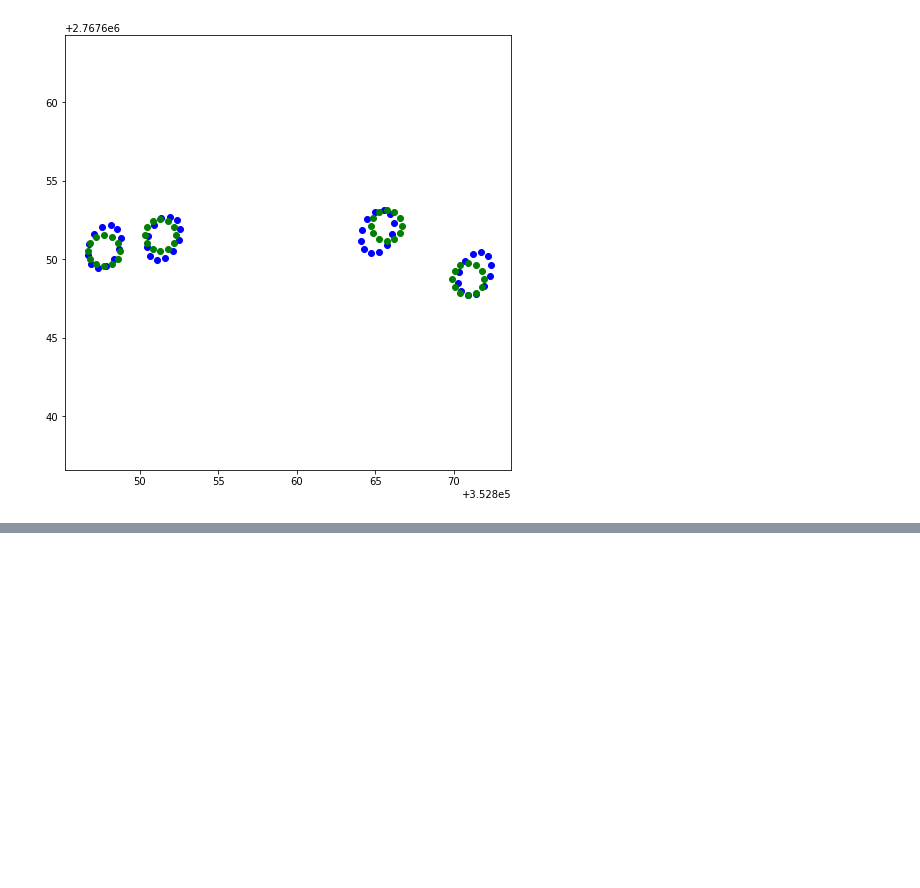
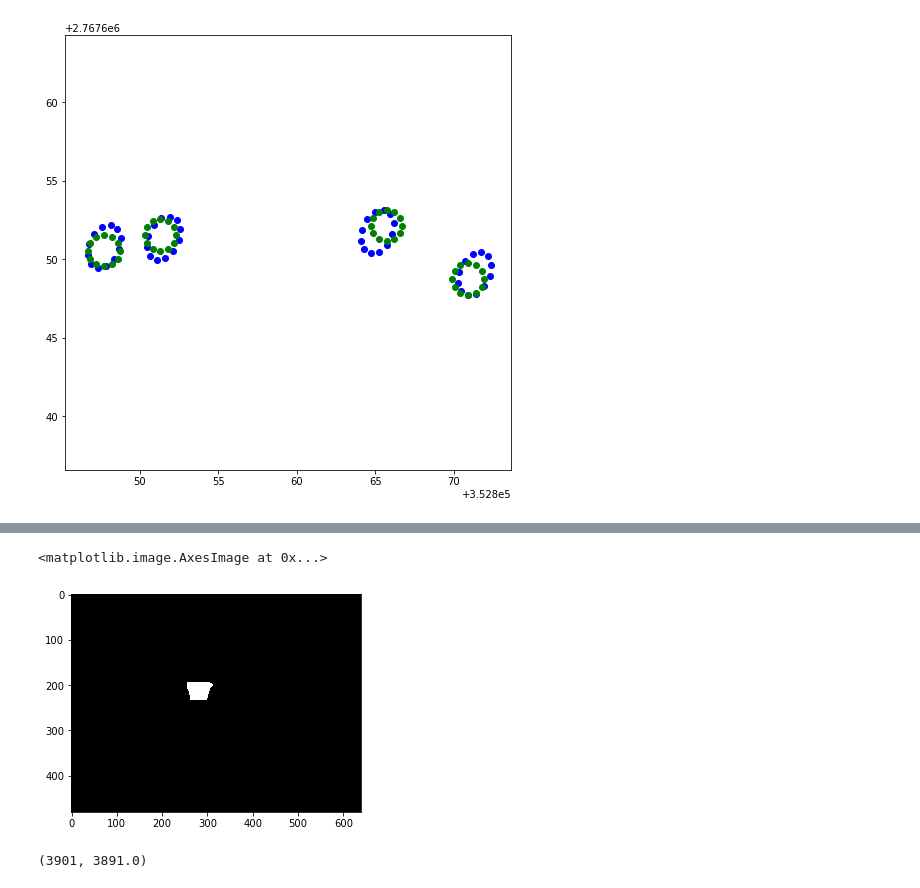
Before and after one commit to Chen-Yu-Qiang/mapping_explorer, a Jupyter notebook: jupyterNotebook/image_util.ipynb, the cells around one changed output, grey strips where cells are left out. Cells and saved outputs as stored; diff of their text form; code cells hidden in the pictures; blank space fills up the shorter version.

```diff
--- a/jupyterNotebook/image_util.ipynb
+++ b/jupyterNotebook/image_util.ipynb
@@ -353,0 +438,21 @@ plt.imshow(align_depth_to_color)
+# %%
+npHeight = npHeight.astype('float32')
+ret, npDepth_binary1 = cv2.threshold(npHeight, 900, 255, cv2.THRESH_BINARY_INV)
+ret, npDepth_binary2 = cv2.threshold(npHeight, 500, 255, cv2.THRESH_BINARY)
+
+
+npMask_binary = cv2.bitwise_and(npDepth_binary1, npDepth_binary2)
+npMask_binary = npMask_binary.astype('uint8')
+npMask_binary = cv2.bitwise_and(npMask_binary, npDepth_binary)
+plt.imshow(cv2.cvtColor(npMask_binary, cv2.COLOR_BGR2RGB))
+# %% [output]
+<matplotlib.image.AxesImage at 0x...>
+[figure, added]
+# %%
+staDistance = npDepth[npMask_binary.astype('bool')]
+meanGrass = sta.mean(staDistance)
+medianGrass = sta.median(staDistance)
+
+meanGrass, medianGrass
+# %% [output]
+(3901, 3891.0)
```
Also changed, not shown: parts of 7 cells of this notebook, 9 other files.
